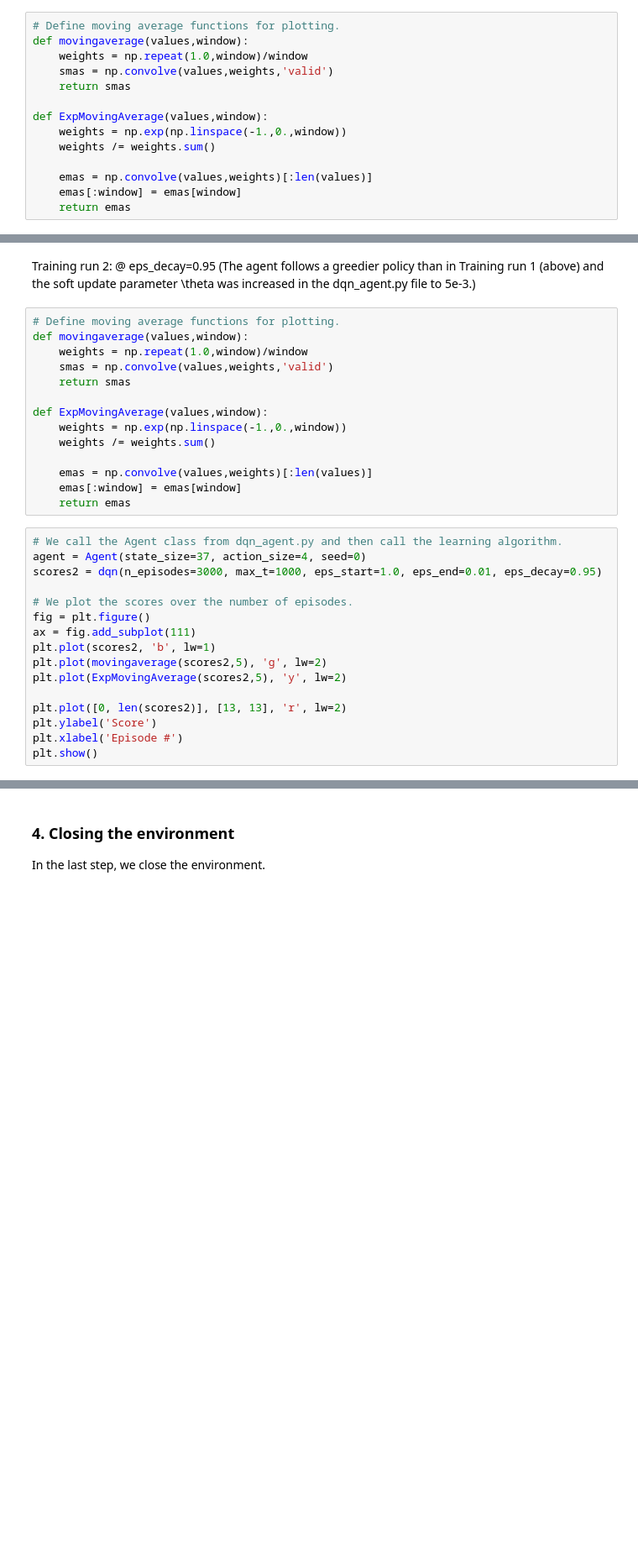
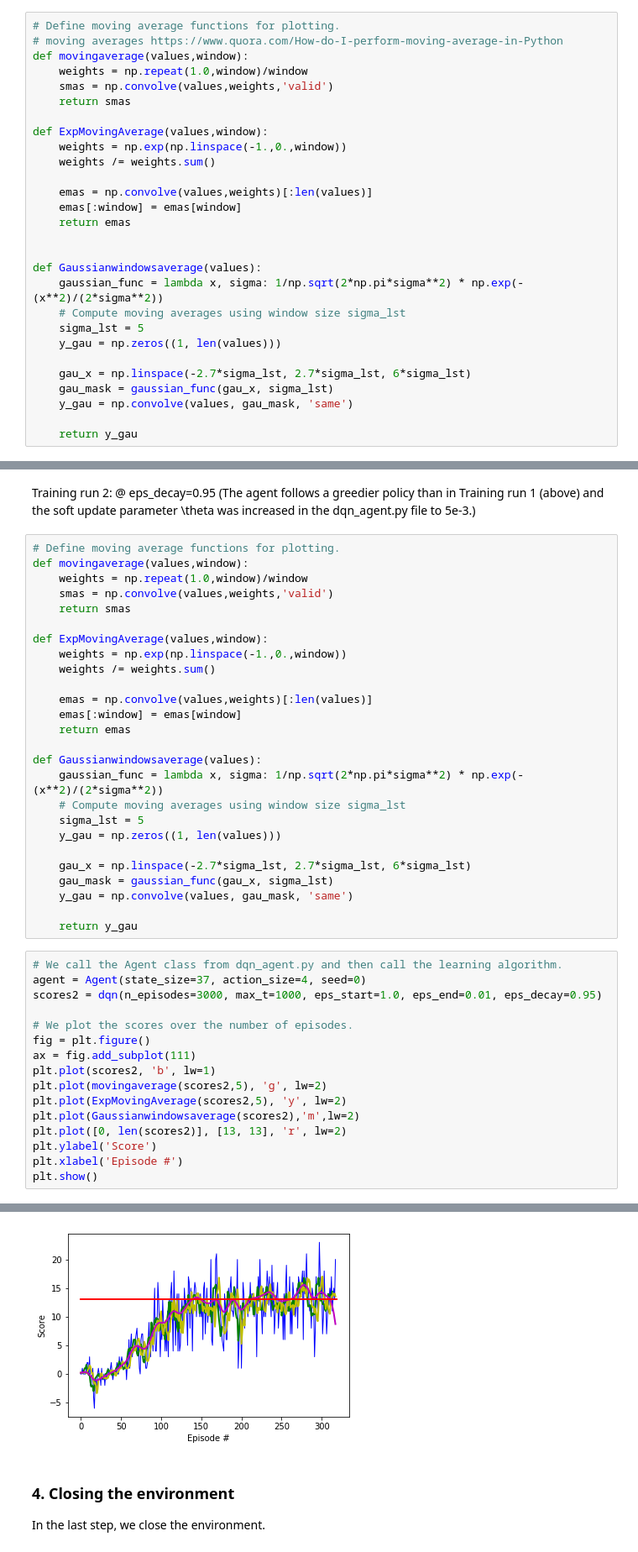
Before and after one commit to andreaspts/DRL_Navigation_Project, a Jupyter notebook: Navigation_solution.ipynb, the cells around one changed output, grey strips where cells are left out. Shown at 84% size. Cells and saved outputs as stored; diff of their text form; blank space fills up the shorter version.

```diff
--- a/Navigation_solution.ipynb
+++ b/Navigation_solution.ipynb
@@ -173,6 +173,7 @@ We proceed with the actual training of the agent. A plot of rewards per episode
 Training run 1: @ eps_decay=0.995
 # %%
 # Define moving average functions for plotting.
+# moving averages https://www.quora.com/How-do-I-perform-moving-average-in-Python
 def movingaverage(values,window):
     weights = np.repeat(1.0,window)/window
     smas = np.convolve(values,weights,'valid')
@@ -185,6 +186,19 @@ def ExpMovingAverage(values,window):
     emas = np.convolve(values,weights)[:len(values)]
     emas[:window] = emas[window]
     return emas
+
+
+def Gaussianwindowsaverage(values):
+    gaussian_func = lambda x, sigma: 1/np.sqrt(2*np.pi*sigma**2) * np.exp(-(x**2)/(2*sigma**2))
+    # Compute moving averages using window size sigma_lst
+    sigma_lst = 5
+    y_gau = np.zeros((1, len(values)))
+
+    gau_x = np.linspace(-2.7*sigma_lst, 2.7*sigma_lst, 6*sigma_lst)
+    gau_mask = gaussian_func(gau_x, sigma_lst)
+    y_gau = np.convolve(values, gau_mask, 'same')
+
+    return y_gau
 # %%
 # We call the Agent class from dqn_agent.py and then call the learning algorithm.
 agent = Agent(state_size=37, action_size=4, seed=0)
@@ -226,6 +231,18 @@ def ExpMovingAverage(values,window):
     emas = np.convolve(values,weights)[:len(values)]
     emas[:window] = emas[window]
     return emas
+
+def Gaussianwindowsaverage(values):
+    gaussian_func = lambda x, sigma: 1/np.sqrt(2*np.pi*sigma**2) * np.exp(-(x**2)/(2*sigma**2))
+    # Compute moving averages using window size sigma_lst
+    sigma_lst = 5
+    y_gau = np.zeros((1, len(values)))
+
+    gau_x = np.linspace(-2.7*sigma_lst, 2.7*sigma_lst, 6*sigma_lst)
+    gau_mask = gaussian_func(gau_x, sigma_lst)
+    y_gau = np.convolve(values, gau_mask, 'same')
+
+    return y_gau
 # %%
 # We call the Agent class from dqn_agent.py and then call the learning algorithm.
 agent = Agent(state_size=37, action_size=4, seed=0)
@@ -237,8 +254,9 @@ ax = fig.add_subplot(111)
 plt.plot(scores2, 'b', lw=1)
 plt.plot(movingaverage(scores2,5), 'g', lw=2)
 plt.plot(ExpMovingAverage(scores2,5), 'y', lw=2)
-
+plt.plot(Gaussianwindowsaverage(scores2),'m',lw=2)
 plt.plot([0, len(scores2)], [13, 13], 'r', lw=2)
 plt.ylabel('Score')
 plt.xlabel('Episode #')
 plt.show()
+# %% [output]
@@ -245,3 +268,4 @@ plt.show()
+[figure, added]
 # %% [markdown]
 ### 4. Closing the environment
 
```
Also changed, not shown: parts of 2 cells of this notebook, 3 other files.
